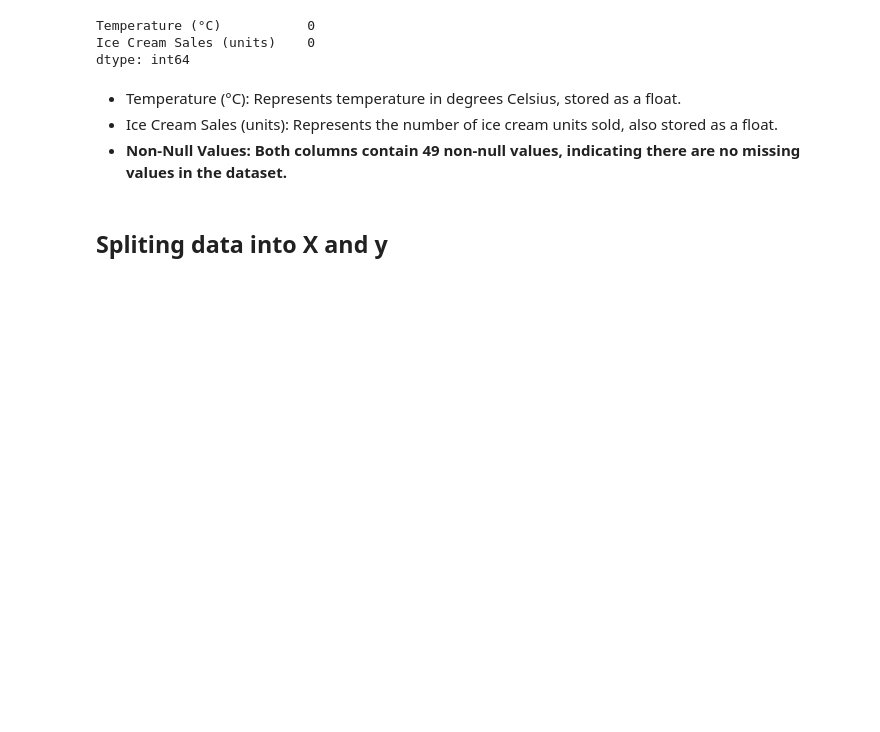
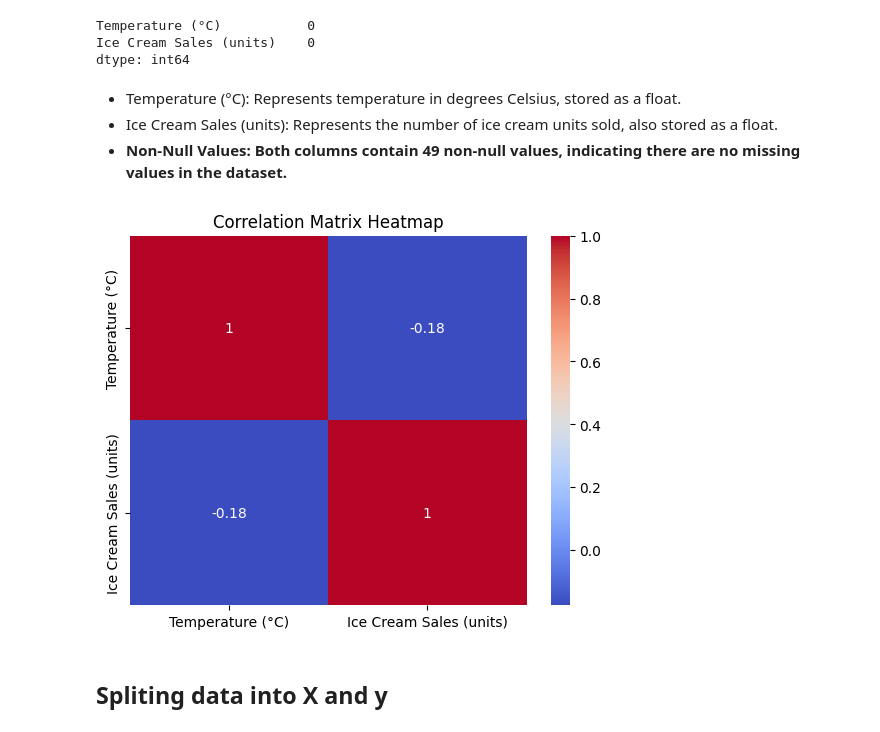
Before and after one commit to kamlesh-IY9/Fxis-ai---Task, a Jupyter notebook: Polynomial Regression/Polynomial Regression.ipynb, the cells around one changed output. Drawn from its saved outputs; the diff is of its cells as text; code cells hidden in the pictures; blank space fills up the shorter version.

```diff
--- a/Polynomial Regression/Polynomial Regression.ipynb
+++ b/Polynomial Regression/Polynomial Regression.ipynb
@@ -70,9 +70,15 @@ dtype: int64
 - Ice Cream Sales (units): Represents the number of ice cream units sold, also stored as a float.
 - **Non-Null Values: Both columns contain 49 non-null values, indicating there are no missing values in the dataset.**
 # %%
-# sns.heatmap(correlation, annot=True, cmap='coolwarm')
-# plt.title("Correlation Matrix Heatmap")
-# plt.show()
+# Calculate the correlation matrix
+correlation = df.corr()
+
+# Create the heatmap
+sns.heatmap(correlation, annot=True, cmap='coolwarm')
+plt.title("Correlation Matrix Heatmap")
+plt.show()
+# %% [output]
+[figure, added]
 # %% [markdown]
 ## Spliting data into X and y
 # %%
```
